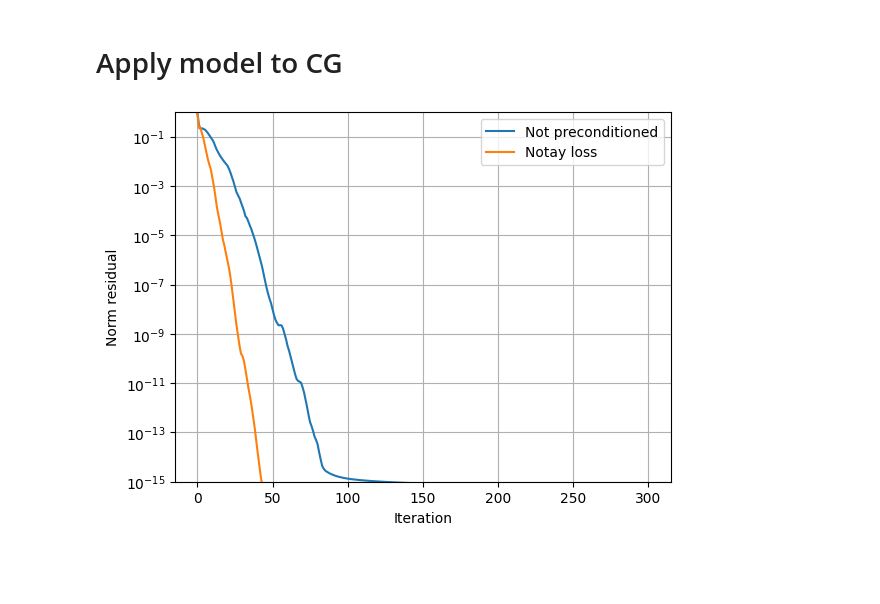
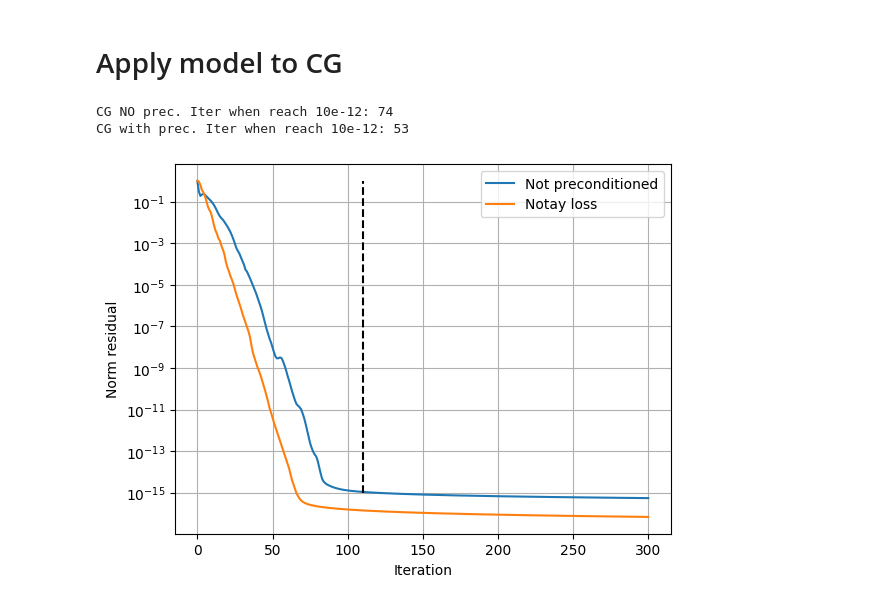
Before and after one commit to vltrifonov/PreCorrector, a Jupyter notebook: experiments/Poisson2D_Notay.ipynb, the cells around one changed output. Drawn from its saved outputs; the diff is of its cells as text; code cells hidden in the pictures; blank space fills up the shorter version.

```diff
--- a/experiments/Poisson2D_Notay.ipynb
+++ b/experiments/Poisson2D_Notay.ipynb
@@ -89,7 +89,7 @@ data = (X_train, X_test, jnp.array([1]), jnp.array([1]))
 train_config = {'optimizer': optax.adam,
                 'lr': lr,
                 'optim_params': {},#{'weight_decay': 1e-8},
-                'epoch_num': 4}
+                'epoch_num': 26}
 model, losses = train(model, data, train_config, compute_loss_Notay)
 # %%
 _, axes = plt.subplots(1, 2, figsize=(14, 5))
@@ -156,19 +185,19 @@ del X_train, A_train, b_train, u_exact_train, bi_edges_train, nodes_train, edges
 # %%
 # Data for CG
 
-# data_cg_train = (A_train, b_train, u_exact_train, nodes_train, edges_train, receivers_train, senders_train, bi_edges_train)
-data_cg_test = (A_test, b_test, u_exact_test, nodes_test, edges_test, receivers_test, senders_test, bi_edges_test)
+data_cg = (A_train, b_train, u_exact_train, nodes_train, edges_train, receivers_train, senders_train, bi_edges_train)
+# data_cg = (A_test, b_test, u_exact_test, nodes_test, edges_test, receivers_test, senders_test, bi_edges_test)
 # %%
 # Not preconditioned
 
 # X_I, R_I, _ = ConjGrad(data_cg_train, N_iter=300, model=None, prec_func=None, m_max=None, seed=42)
-X_I, R_I, _ = ConjGrad(data_cg_test, N_iter=300, model=None, prec_func=None, m_max=None, seed=42)
+X_I, R_I, _ = ConjGrad(data_cg, N_iter=300, model=None, prec_func=None, m_max=None, seed=42)
 # %%
 # Apply LLT model
 prec = vmap(apply_LLT, in_axes=(None, 0, 0, 0, 0, 0, 0, 0), out_axes=(0))
 
 # X_LLT, R_LLT, _ = ConjGrad(data_cg_train, N_iter=100, model=model, prec_func=apply_LLT, m_max=None, seed=42)
-X_LLT, R_LLT, _ = ConjGrad(data_cg_test, N_iter=300, model=model, prec_func=prec, m_max=None, seed=42)
+X_LLT, R_LLT, _ = ConjGrad(data_cg, N_iter=300, model=model, prec_func=prec, m_max=None, seed=42)
 # %%
 # Apply Jacobi prec model
 
@@ -177,16 +206,22 @@ X_LLT, R_LLT, _ = ConjGrad(data_cg_test, N_iter=300, model=model, prec_func=prec
 # %%
 plt.plot(range(R_I.shape[-1]), jnp.linalg.norm(R_I, axis=1).mean(0), label="Not preconditioned")
 plt.plot(range(R_LLT.shape[-1]), jnp.linalg.norm(R_LLT, axis=1).mean(0), label="Notay loss")
 # plt.plot(range(R_J.shape[-1]), jnp.linalg.norm(R_J, axis=1).mean(0), label="Jacobi")
 
 plt.xlabel('Iteration')
 plt.ylabel('Norm residual')
 plt.legend();
 plt.yscale('log')
-plt.grid()
-plt.ylim([1e-15, 1e0]);
+plt.grid();
+# plt.ylim([1e-15, 1e0]);
+plt.vlines(110, 1e-15, 1, linestyle='--', color='k')
+
+print('CG NO prec. Iter when reach 10e-12:', jnp.where(jnp.linalg.norm(R_I, axis=1).mean(0) <= 1e-12)[0][0].item())
+print('CG with prec. Iter when reach 10e-12:', jnp.where(jnp.linalg.norm(R_LLT, axis=1).mean(0) <= 1e-12)[0][0].item())
 # %% [output]
+CG NO prec. Iter when reach 10e-12: 74
+CG with prec. Iter when reach 10e-12: 53
-[figure, old version]
+[figure, new version]
 # %%
 _, axes = plt.subplots(1, 3, figsize=(14, 14))
 
```
Also changed, not shown: parts of 12 cells of this notebook, 1 other file.
